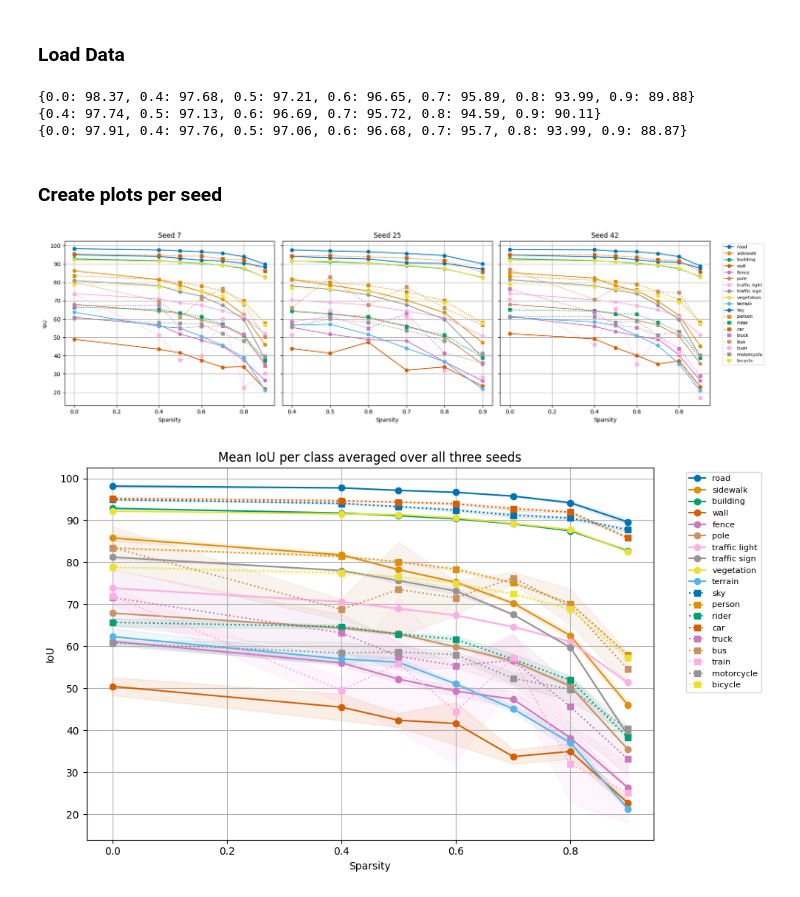
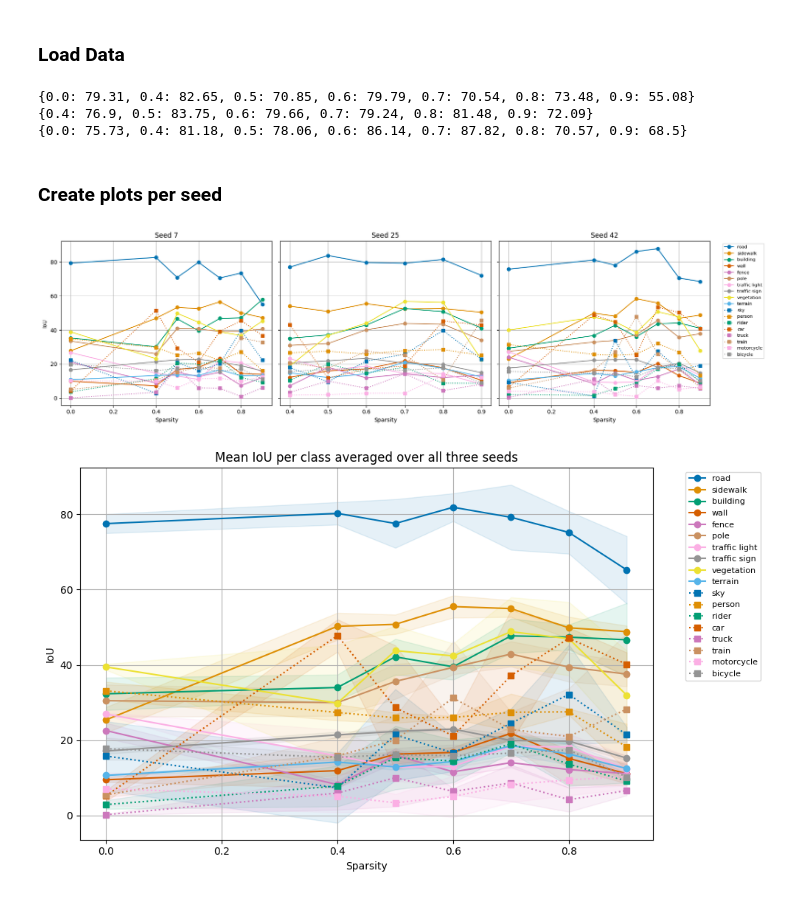
Before and after one commit to LiaNimmermann/Visualization-Notebooks, a Jupyter notebook: Analyze-sparse-mask2former-baseline/analyze_mask2former_baseline.ipynb, the cells around one changed output. Saved outputs shown, nothing was run; the diff lists cells and outputs as text; code cells hidden in the pictures.

Commit message:
mask2former acdc night results

```diff
--- a/Analyze-sparse-mask2former-baseline/analyze_mask2former_baseline.ipynb
+++ b/Analyze-sparse-mask2former-baseline/analyze_mask2former_baseline.ipynb
@@ -33,14 +33,16 @@ def parse_iou_data(text: str):
 
     return dict(data)
 # %%
-with open(file="val-results/results-mas2former-baseline-seed7.txt", mode="r") as f:
+with open(file="val-results/results-mas2former-baseline-seed7-acdc-night.txt", mode="r") as f:
     text_seed7: str = f.read()
 
-with open(file="val-results/results-mas2former-baseline-seed25.txt", mode="r") as f:
+with open(file="val-results/results-mas2former-baseline-seed25-acdc-night.txt", mode="r") as f:
     text_seed_25: str = f.read()
 
-with open(file="val-results/results-mas2former-baseline-seed42.txt", mode="r") as f:
+with open(file="val-results/results-mas2former-baseline-seed42-acdc-night.txt", mode="r") as f:
     text_seed42: str = f.read()
+
+
 
 data_seed7 = parse_iou_data(text_seed7)
 data_seed25 = parse_iou_data(text_seed_25)
@@ -50,9 +52,9 @@ print(data_seed7["road"])
 print(data_seed25["road"])
 print(data_seed42["road"])
 # %% [output]
-{0.0: 98.37, 0.4: 97.68, 0.5: 97.21, 0.6: 96.65, 0.7: 95.89, 0.8: 93.99, 0.9: 89.88}
-{0.4: 97.74, 0.5: 97.13, 0.6: 96.69, 0.7: 95.72, 0.8: 94.59, 0.9: 90.11}
-{0.0: 97.91, 0.4: 97.76, 0.5: 97.06, 0.6: 96.68, 0.7: 95.7, 0.8: 93.99, 0.9: 88.87}
+{0.0: 79.31, 0.4: 82.65, 0.5: 70.85, 0.6: 79.79, 0.7: 70.54, 0.8: 73.48, 0.9: 55.08}
+{0.4: 76.9, 0.5: 83.75, 0.6: 79.66, 0.7: 79.24, 0.8: 81.48, 0.9: 72.09}
+{0.0: 75.73, 0.4: 81.18, 0.5: 78.06, 0.6: 86.14, 0.7: 87.82, 0.8: 70.57, 0.9: 68.5}
 # %% [markdown]
 ### Create plots per seed
 # %%
@@ -72,35 +74,35 @@ for ax, data, title in zip(axes, datasets, titles):
     sparsities = sorted({s for cls in data.values() for s in cls})
 
     for i, cls in enumerate(classes):
         y = [data[cls].get(s, None) for s in sparsities]
 
-        if i <= 10:
+        if i < 10:
             linestyle = '-'
             marker = 'o'
         else:
             linestyle = ':'
             marker = 's'
 
         ax.plot(sparsities, y,
                 marker=marker,
                 label=cls,
                 color=colors[i % 10],
                 linestyle=linestyle)
 
     ax.set_title(title)
     ax.set_xlabel("Sparsity")
     ax.grid(True)
 
 axes[0].set_ylabel("IoU")
 
 handles, labels = axes[0].get_legend_handles_labels()
 
 plt.legend(bbox_to_anchor=(1.05, 1), loc="upper left", fontsize=8)
 
 plt.tight_layout()
 plt.show()
 # %% [output]
-[figure, old version]
+[figure, new version]
 # %%
 import numpy as np
 
@@ -167,4 +169,4 @@ plt.legend(bbox_to_anchor=(1.05, 1), loc="upper left", fontsize=8)
 plt.tight_layout()
 plt.show()
 # %% [output]
-[figure, old version]
+[figure, new version]
```
Also changed, not shown: 3 other files.
